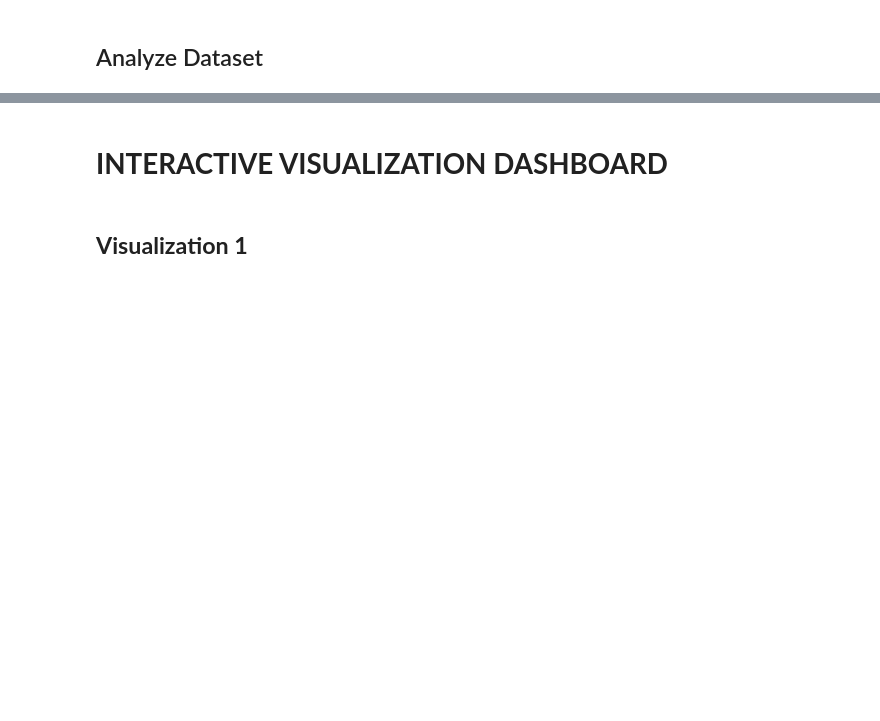
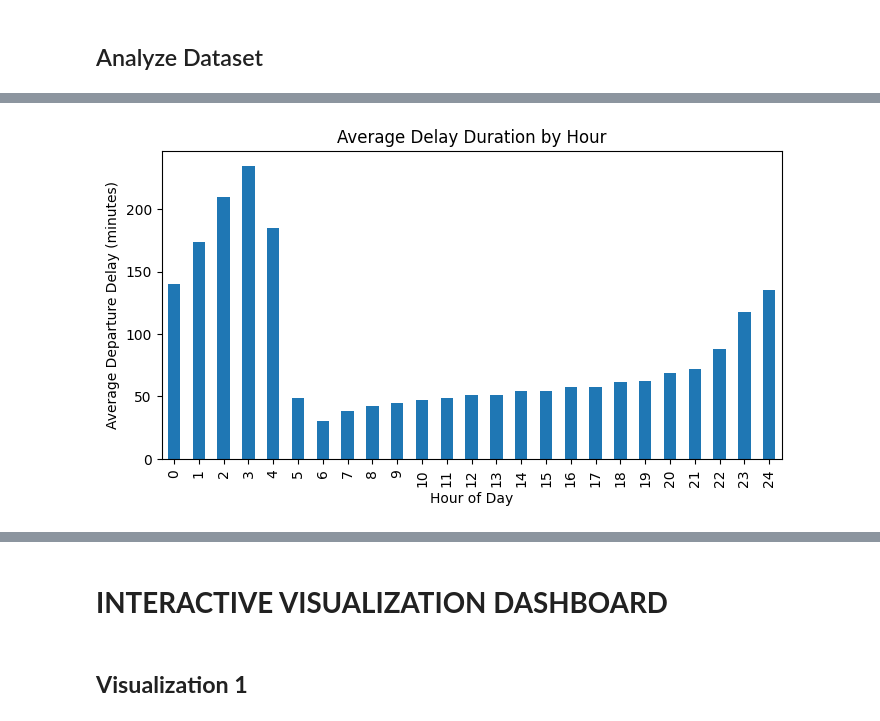
Before and after one commit to glgunderson/INFOB2DA-PA4, a Jupyter notebook: pa4.ipynb, the cells around one changed output, grey strips where cells are left out. Saved outputs shown, nothing was run; the diff lists cells and outputs as text; code cells hidden in the pictures; blank space fills up the shorter version.

```diff
--- a/pa4.ipynb
+++ b/pa4.ipynb
@@ -122,0 +260,8 @@ memory usage: 441.4+ MB
+# %%
+df.groupby('DepHour')['DepDelay'].mean().plot(kind='bar', figsize=(8,4))
+plt.title("Average Delay Duration by Hour")
+plt.xlabel("Hour of Day")
+plt.ylabel("Average Departure Delay (minutes)")
+plt.show()
+# %% [output]
+[figure, added]
```
Also changed, not shown: parts of 19 cells of this notebook.
